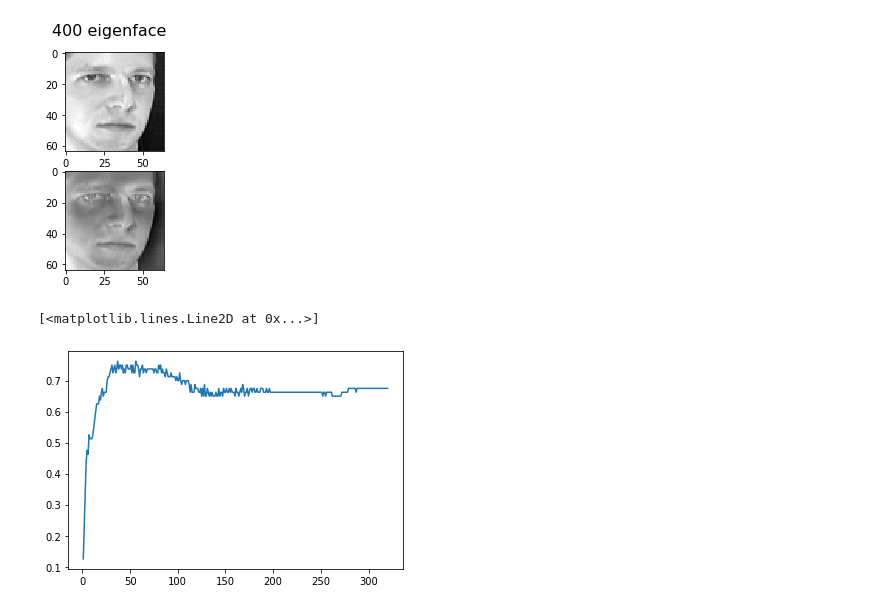
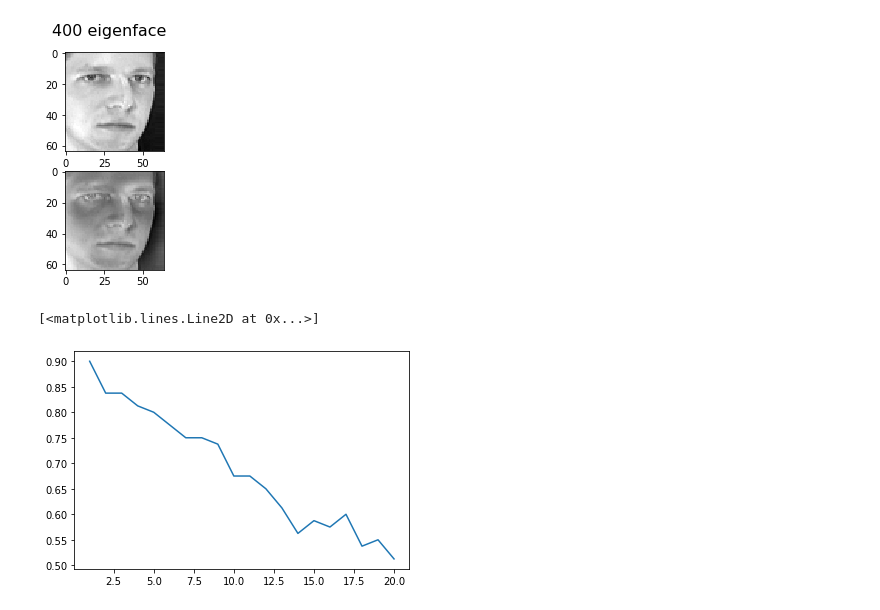
Before and after one commit to WenyuLi1017/PCA-cluster-andI-image-identification, a Jupyter notebook: pca.ipynb, the cells around one changed output. Saved outputs shown, nothing was run; the diff lists cells and outputs as text; code cells hidden in the pictures.

```diff
--- a/pca.ipynb
+++ b/pca.ipynb
@@ -259,18 +259,18 @@ explained variance ratio when 400 eigenface is  0.9999999486311496
 # %%
 from sklearn.model_selection import train_test_split
 from sklearn.neighbors import KNeighborsClassifier
 from sklearn.metrics import accuracy_score
-X_train,X_test,y_train,y_test=train_test_split(x,face.target,test_size = 0.2, random_state=0)
+X_train,X_test,y_train,y_test=train_test_split(x,face.target,test_size = 0.2, random_state=1)
 components_pca=pd.DataFrame(columns=["n_components","knn_score"])
-for i in range(320):
-    pca=PCA(n_components=i+1,random_state=0).fit(X_train)
+for i in range(20):
+    pca=PCA(n_components=38,random_state=0).fit(X_train)
     X_train_pca=pca.transform(X_train)
     X_test_pca=pca.transform(X_test)
-    knn=KNeighborsClassifier(n_neighbors=10)
+    knn=KNeighborsClassifier(n_neighbors=i+1)
     knn.fit(X_train_pca,y_train)
     knn_predict=knn.predict(X_test_pca)
     components_pca=components_pca.append([{"n_components":i+1,"knn_score":accuracy_score(y_test,knn_predict)}], ignore_index=True)
 plt.plot(components_pca["n_components"],components_pca["knn_score"], label = 'knn score')
 # %% [output]
 [<matplotlib.lines.Line2D at 0x...>]
-[figure, old version]
+[figure, new version]
```
Also changed, not shown: parts of 2 cells of this notebook, 2 other files.
